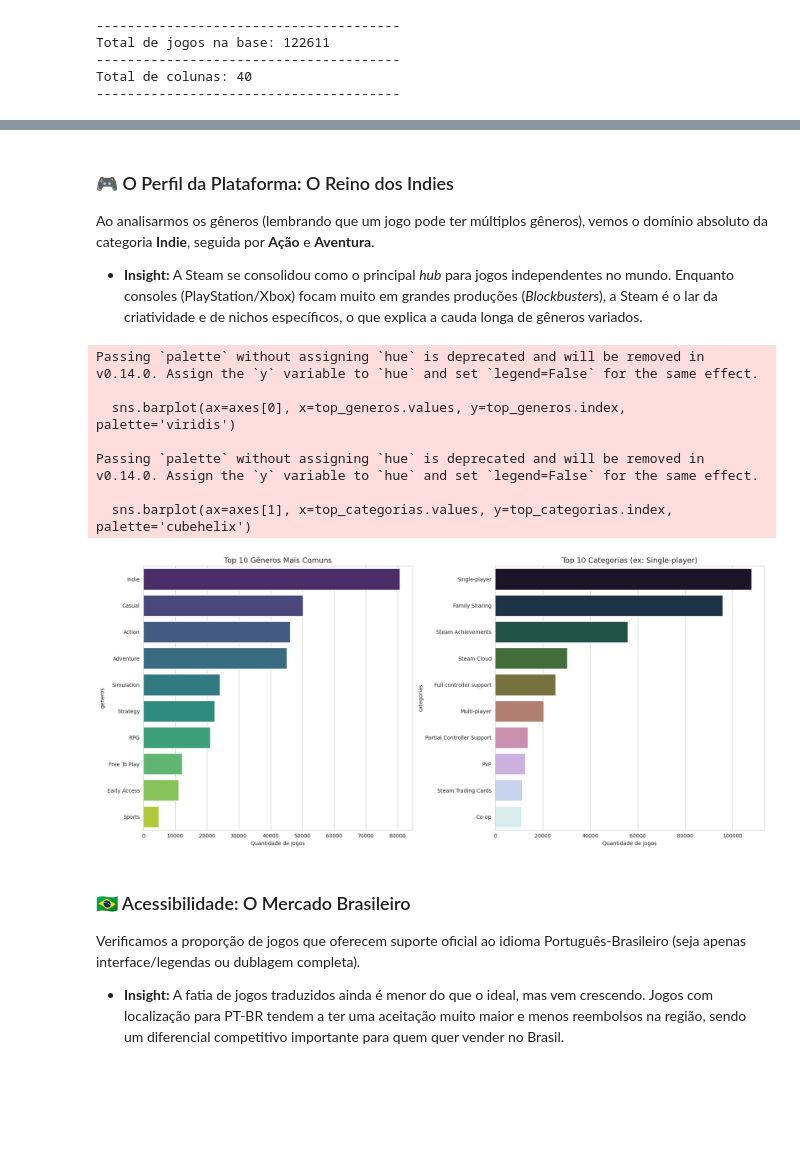
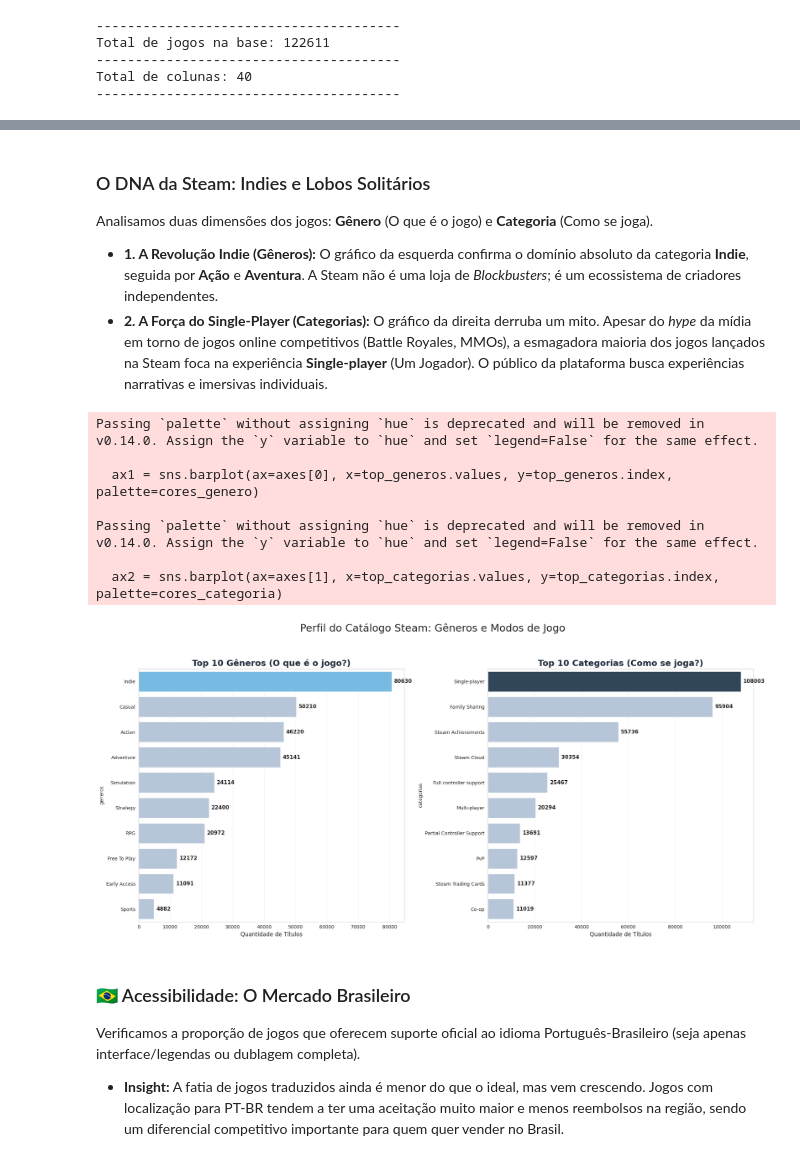
Before and after one commit to Raphides/Steam-BI, a Jupyter notebook: data_layer/raw/analytics.ipynb, the cells around one changed output, grey strips where cells are left out. Drawn from its saved outputs; the diff is of its cells as text; code cells hidden in the pictures; blank space fills up the shorter version.

```diff
--- a/data_layer/raw/analytics.ipynb
+++ b/data_layer/raw/analytics.ipynb
@@ -254,44 +362,62 @@ Passing `palette` without assigning `hue` is deprecated and will be removed in v
 # %% [markdown]
-### 🎮 O Perfil da Plataforma: O Reino dos Indies
+### O DNA da Steam: Indies e Lobos Solitários
 
-Ao analisarmos os gêneros (lembrando que um jogo pode ter múltiplos gêneros), vemos o domínio absoluto da categoria **Indie**, seguida por **Ação** e **Aventura**.
-* **Insight:** A Steam se consolidou como o principal *hub* para jogos independentes no mundo. Enquanto consoles (PlayStation/Xbox) focam muito em grandes produções (*Blockbusters*), a Steam é o lar da criatividade e de nichos específicos, o que explica a cauda longa de gêneros variados.
+Analisamos duas dimensões dos jogos: **Gênero** (O que é o jogo) e **Categoria** (Como se joga).
+
+* **1. A Revolução Indie (Gêneros):** O gráfico da esquerda confirma o domínio absoluto da categoria **Indie**, seguida por **Ação** e **Aventura**. A Steam não é uma loja de *Blockbusters*; é um ecossistema de criadores independentes.
+* **2. A Força do Single-Player (Categorias):** O gráfico da direita derruba um mito. Apesar do *hype* da mídia em torno de jogos online competitivos (Battle Royales, MMOs), a esmagadora maioria dos jogos lançados na Steam foca na experiência **Single-player** (Um Jogador). O público da plataforma busca experiências narrativas e imersivas individuais.
 # %%
-# Função para contar itens separados por vírgula
-def contar_itens_lista(coluna):
-    todas_itens = df[coluna].dropna().str.split(',').explode()
-    # Remove espaços em branco extras
-    todas_itens = todas_itens.str.strip()
-    return todas_itens.value_counts().head(10) # Pega o Top 10
+import matplotlib.pyplot as plt
+import seaborn as sns
+import pandas as pd
+import numpy as np
 
-# Contar Gêneros e Categorias
-top_generos = contar_itens_lista('generos')
-top_categorias = contar_itens_lista('categorias')
+sns.set_style("whitegrid")
 
-# Plotar
-fig, axes = plt.subplots(1, 2, figsize=(18, 8))
+def preparar_ranking(df, coluna, qtd=10):
+    ranking = df[coluna].dropna().astype(str).str.split(',').explode().str.strip().value_counts().head(qtd)
+    return ranking
 
-# Gráfico Gêneros
-sns.barplot(ax=axes[0], x=top_generos.values, y=top_generos.index, palette='viridis')
-axes[0].set_title('Top 10 Gêneros Mais Comuns', fontsize=14)
-axes[0].set_xlabel('Quantidade de Jogos')
+top_generos = preparar_ranking(df, 'generos', 10)
+top_categorias = preparar_ranking(df, 'categorias', 10)
 
-# Gráfico Categorias
-sns.barplot(ax=axes[1], x=top_categorias.values, y=top_categorias.index, palette='cubehelix')
-axes[1].set_title('Top 10 Categorias (ex: Single-player)', fontsize=14)
-axes[1].set_xlabel('Quantidade de Jogos')
+fig, axes = plt.subplots(1, 2, figsize=(20, 9)) # Canvas largo e alto
 
+cores_genero = ['#66c0f4' if x == top_generos.max() else '#b0c4de' for x in top_generos.values]
+
+ax1 = sns.barplot(ax=axes[0], x=top_generos.values, y=top_generos.index, palette=cores_genero)
+
+axes[0].set_title('Top 10 Gêneros (O que é o jogo?)', fontsize=18, fontweight='bold', color='#1b2838')
+axes[0].set_xlabel('Quantidade de Títulos', fontsize=12)
+axes[0].grid(axis='x', alpha=0.3)
+
+for container in ax1.containers:
+    ax1.bar_label(container, fmt='%d', padding=5, fontsize=11, fontweight='bold')
+
+
+cores_categoria = ['#2a475e' if x == top_categorias.max() else '#b0c4de' for x in top_categorias.values]
+
+ax2 = sns.barplot(ax=axes[1], x=top_categorias.values, y=top_categorias.index, palette=cores_categoria)
+
+axes[1].set_title('Top 10 Categorias (Como se joga?)', fontsize=18, fontweight='bold', color='#1b2838')
+axes[1].set_xlabel('Quantidade de Títulos', fontsize=12)
+axes[1].grid(axis='x', alpha=0.3)
+
+for container in ax2.containers:
+    ax2.bar_label(container, fmt='%d', padding=5, fontsize=11, fontweight='bold')
+
+plt.suptitle("Perfil do Catálogo Steam: Gêneros e Modos de Jogo", fontsize=22, y=1.05)
 plt.tight_layout()
 plt.show()
 # %% [output]
 Passing `palette` without assigning `hue` is deprecated and will be removed in v0.14.0. Assign the `y` variable to `hue` and set `legend=False` for the same effect.
 
-  sns.barplot(ax=axes[0], x=top_generos.values, y=top_generos.index, palette='viridis')
+  ax1 = sns.barplot(ax=axes[0], x=top_generos.values, y=top_generos.index, palette=cores_genero)
 
 Passing `palette` without assigning `hue` is deprecated and will be removed in v0.14.0. Assign the `y` variable to `hue` and set `legend=False` for the same effect.
 
-  sns.barplot(ax=axes[1], x=top_categorias.values, y=top_categorias.index, palette='cubehelix')
+  ax2 = sns.barplot(ax=axes[1], x=top_categorias.values, y=top_categorias.index, palette=cores_categoria)
-[figure, old version]
+[figure, new version]
 # %% [markdown]
 ### 🇧🇷 Acessibilidade: O Mercado Brasileiro
 
```
Also changed, not shown: parts of 7 cells of this notebook.
